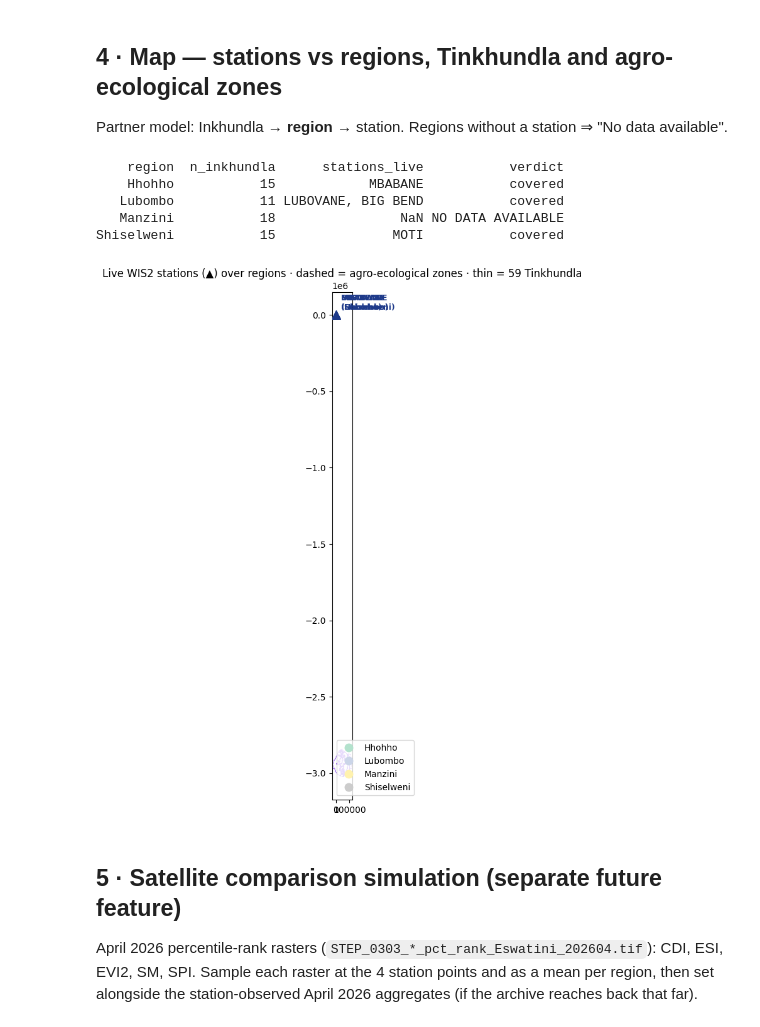
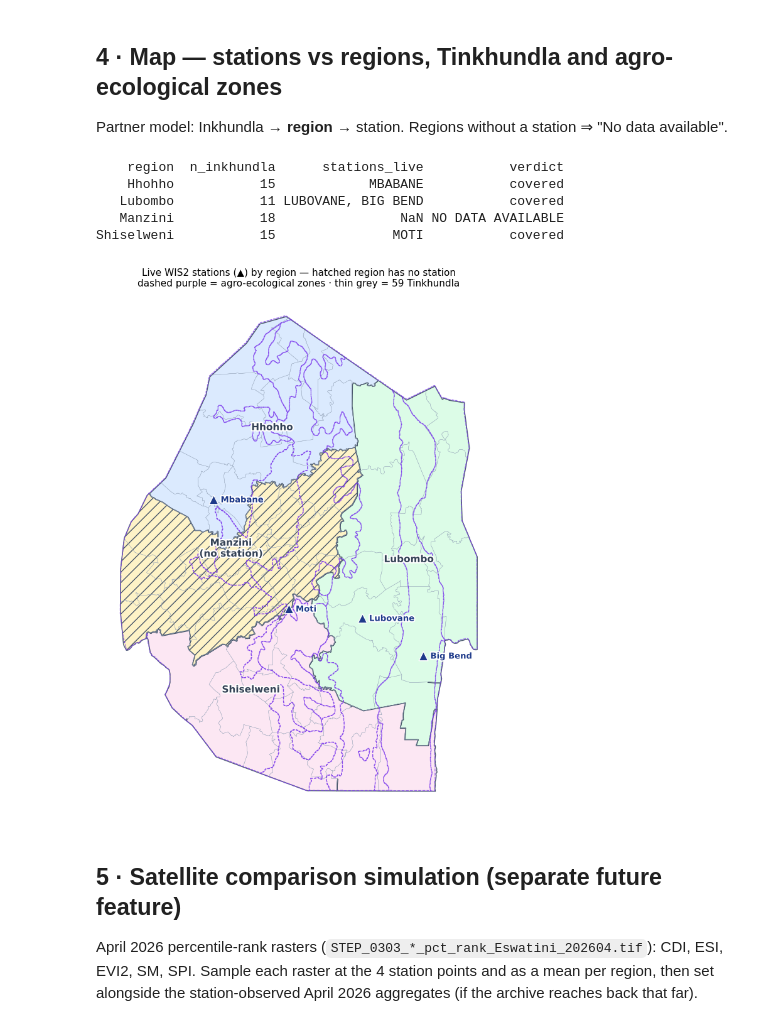
Before and after one commit to akvo/eswatini-droughtmap-hub, a Jupyter notebook: eswatini-v2/eswatini_weather_wis2.ipynb, the cells around one changed output. Drawn from its saved outputs; the diff is of its cells as text; code cells hidden in the pictures.

```diff
--- a/eswatini-v2/eswatini_weather_wis2.ipynb
+++ b/eswatini-v2/eswatini_weather_wis2.ipynb
@@ -370,41 +355,82 @@ monthly
 
 Partner model: Inkhundla → **region** → station. Regions without a station ⇒ "No data available".
 # %%
+import matplotlib.patheffects as pe
+
 tink = gpd.read_file(RES / "eswatini.topojson").set_crs(4326)
-aez = gpd.read_file(RES / "eswatini-ecological_regions.topojson").set_crs(4326)
+
+# The AEZ topojson is PROJECTED — South African LO31 (Transverse Mercator,
+# central meridian 31°E, Cape datum, meters). set_crs(4326) would only
+# mislabel it; it must be reprojected.
+LO31 = (
+    "+proj=tmerc +lat_0=0 +lon_0=31 +k=1 +x_0=0 +y_0=0 "
+    "+a=6378249.145 +rf=293.465 +units=m +no_defs"
+)
+aez = (
+    gpd.read_file(RES / "eswatini-ecological_regions.topojson")
+    .set_crs(LO31, allow_override=True)
+    .to_crs(4326)
+)
+
 regions = tink.dissolve(by="region", as_index=False)[["region", "geometry"]]
 
 st_gdf = gpd.GeoDataFrame(
     stations, geometry=gpd.points_from_xy(stations.lon, stations.lat), crs=4326
 )
 st_gdf = gpd.sjoin(st_gdf, regions, how="left", predicate="within").drop(columns="index_right")
 climzones = json.load(open(ROOT.parent / "backend" / "source" / "climatic-zones.json"))
 
 coverage = regions.merge(
     st_gdf.groupby("region").name.apply(lambda s: ", ".join(s)).rename("stations_live"),
     on="region", how="left",
 )
 coverage["n_inkhundla"] = coverage.region.map(tink.groupby("region").size())
 coverage["verdict"] = np.where(coverage.stations_live.notna(), "covered", 'NO DATA AVAILABLE')
 print(coverage[["region", "n_inkhundla", "stations_live", "verdict"]].to_string(index=False))
 
-fig, ax = plt.subplots(figsize=(9, 9))
-regions.plot(ax=ax, column="region", cmap="Pastel2", edgecolor="#555", linewidth=1.2, legend=True)
-aez.boundary.plot(ax=ax, color="#7c3aed", linewidth=0.7, linestyle="--", alpha=0.6)
-tink.boundary.plot(ax=ax, color="#999", linewidth=0.3)
-st_gdf.plot(ax=ax, color="#1e3a8a", markersize=90, marker="^", zorder=5)
+# Soft fixed fills per region; NO DATA region hatched so it reads without color
+REGION_FILL = {"Hhohho": "#dbeafe", "Lubombo": "#dcfce7",
+               "Manzini": "#fef3c7", "Shiselweni": "#fce7f3"}
+halo = [pe.withStroke(linewidth=3, foreground="white")]
+
+fig, ax = plt.subplots(figsize=(8, 9))
+for _, row in coverage.iterrows():
+    hatch = None if row.verdict == "covered" else "//"
+    gpd.GeoSeries([row.geometry]).plot(
+        ax=ax, color=REGION_FILL[row.region], edgecolor="#475569",
+        linewidth=1.1, hatch=hatch,
+    )
+tink.boundary.plot(ax=ax, color="#94a3b8", linewidth=0.25)
+aez.boundary.plot(ax=ax, color="#7c3aed", linewidth=0.9, linestyle="--", alpha=0.7)
+
+# Direct region labels (centroid), stations with halo'd offset labels
+for _, row in coverage.iterrows():
+    point = row.geometry.representative_point()
+    note = "" if row.verdict == "covered" else "\n(no station)"
+    ax.annotate(f"{row.region}{note}", (point.x, point.y), ha="center",
+                fontsize=11, fontweight="bold", color="#334155",
+                path_effects=halo)
+st_gdf.plot(ax=ax, color="#1e3a8a", markersize=110, marker="^", zorder=5,
+            edgecolor="white", linewidth=1)
 for _, r in st_gdf.iterrows():
-    ax.annotate(f"{r['name']}\n({r.region})", (r.lon, r.lat), xytext=(6, 6),
-                textcoords="offset points", fontsize=9, fontweight="bold", color="#1e3a8a")
-ax.set_title("Live WIS2 stations (▲) over regions · dashed = agro-ecological zones · thin = 59 Tinkhundla")
+    ax.annotate(r["name"].title(), (r.lon, r.lat), xytext=(8, -3),
+                textcoords="offset points", fontsize=9.5, fontweight="bold",
+                color="#1e3a8a", path_effects=halo)
+
+ax.set_axis_off()
+ax.set_title(
+    "Live WIS2 stations (▲) by region — hatched region has no station\n"
+    "dashed purple = agro-ecological zones · thin grey = 59 Tinkhundla",
+    fontsize=11,
+)
 plt.tight_layout(); plt.show()
 # %% [output]
     region  n_inkhundla      stations_live           verdict
     Hhohho           15            MBABANE           covered
    Lubombo           11 LUBOVANE, BIG BEND           covered
    Manzini           18                NaN NO DATA AVAILABLE
 Shiselweni           15               MOTI           covered
-[figure, old version]
+[figure, new version]
 # %% [markdown]
 ## 5 · Satellite comparison simulation (separate future feature)
 
```
Also changed, not shown: parts of 4 cells of this notebook.
